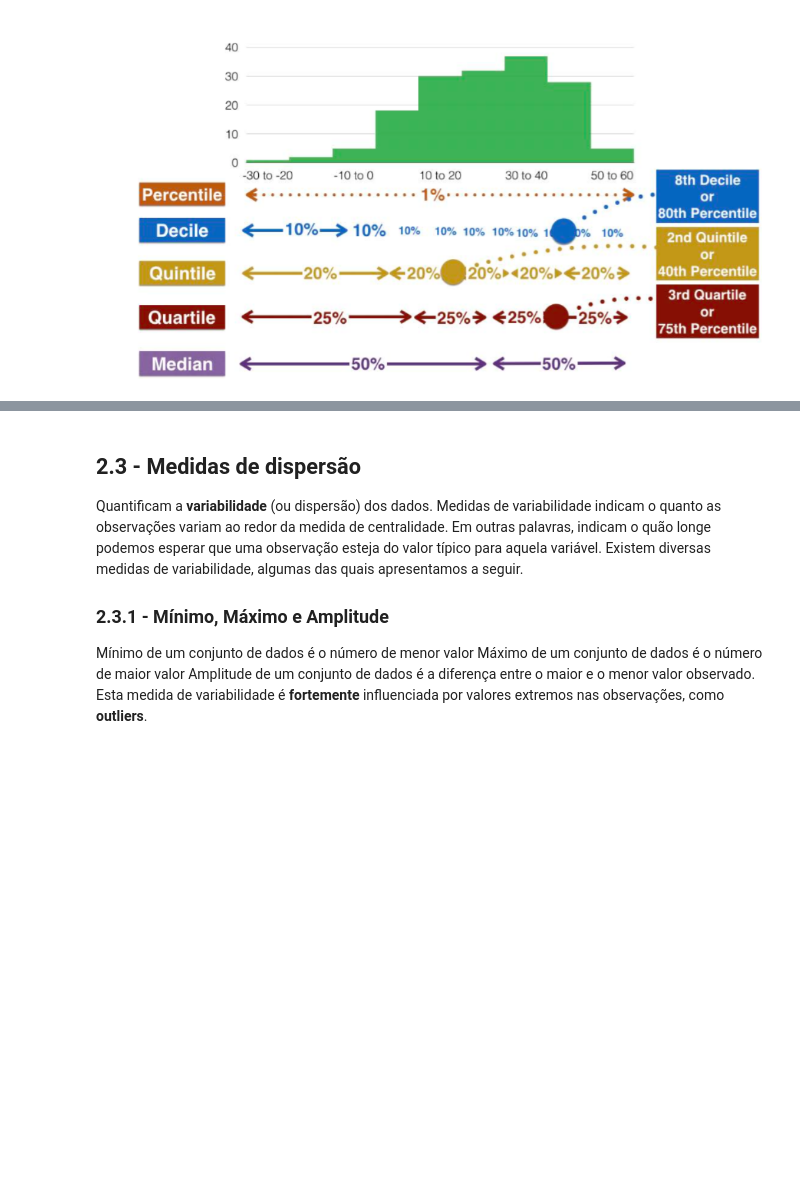
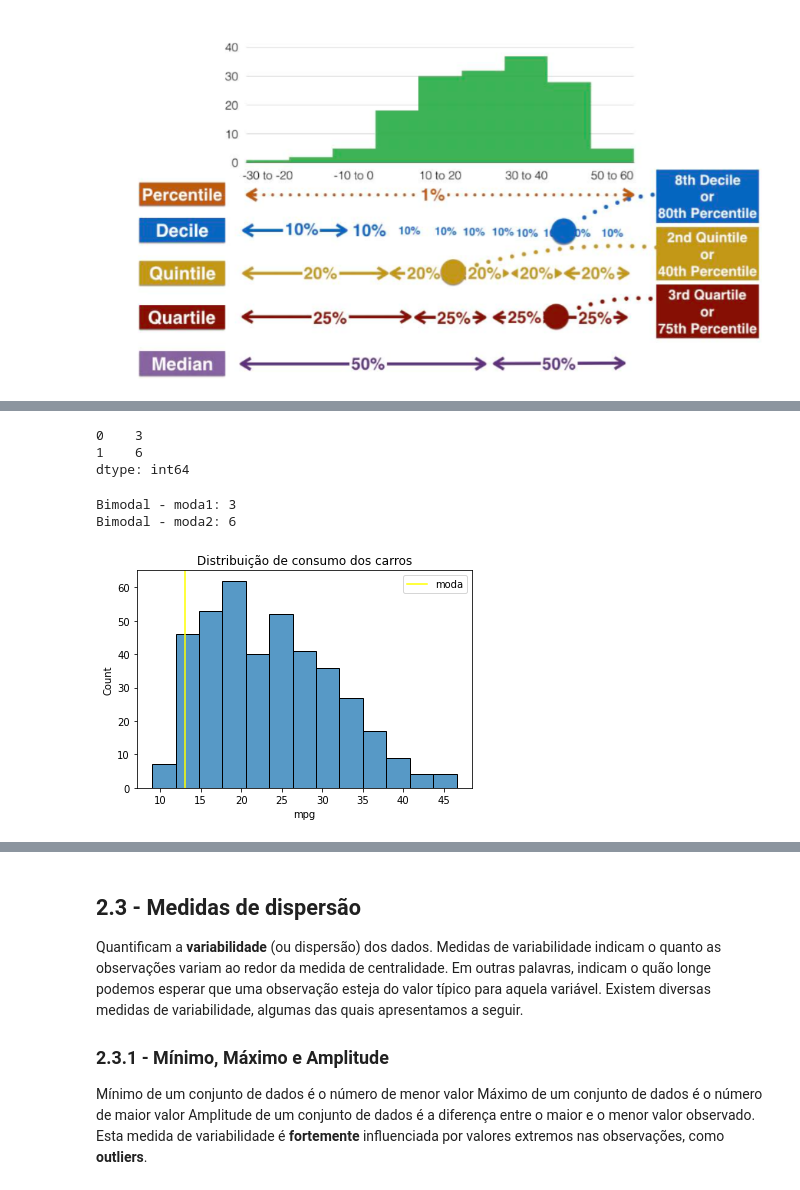
Before and after one commit to remarchese/DSdegree, a Jupyter notebook: Modulo4/Aula02/Aula2 - Estatística.ipynb, the cells around one changed output, grey strips where cells are left out. Drawn from its saved outputs; the diff is of its cells as text; code cells hidden in the pictures; blank space fills up the shorter version.

```diff
--- a/Modulo4/Aula02/Aula2 - Estatística.ipynb
+++ b/Modulo4/Aula02/Aula2 - Estatística.ipynb
@@ -93,3 +277,38 @@ Dependendo do conjunto de dados, ele pode ser:
+# %%
+# Um exemplo com 2 valores de moda (bimodal)
+amostra3 = [1, 2, 3, 3, 4, 5, 6, 6, 7, 8]
+
+pd.Series(amostra3).mode()
+# %% [output]
+0    3
+1    6
+dtype: int64
+# %%
+print('Bimodal - moda1:', pd.Series(amostra3).mode()[0])
+print('Bimodal - moda2:', pd.Series(amostra3).mode()[1])
+# %% [output]
+Bimodal - moda1: 3
+Bimodal - moda2: 6
+# %%
+# Na representação gráfica
+
+sns.histplot(mpg['mpg'])
+
+# # plotando a primeira moda
+# plt.axvline(mpg["mpg"].mode()[0], color="yellow", label="moda")
+
+plt.title('Distribuição de consumo dos carros')
+
+# Loop para plotar as modas
+for i in range(mpg["mpg"].mode().shape[0]):
+    plt.axvline(mpg["mpg"].mode()[i], color="yellow", label="moda")
+
+# Cria uma legenda
+plt.legend()
+
+plt.show()
+# %% [output]
+[figure, added]
 # %% [markdown]
 De forma geral,
 __Métricas de Posição:__ Estas são medidas que **resumem** algumas propriedades do conjunto de dados:
```
Also changed, not shown: parts of 50 cells of this notebook.
